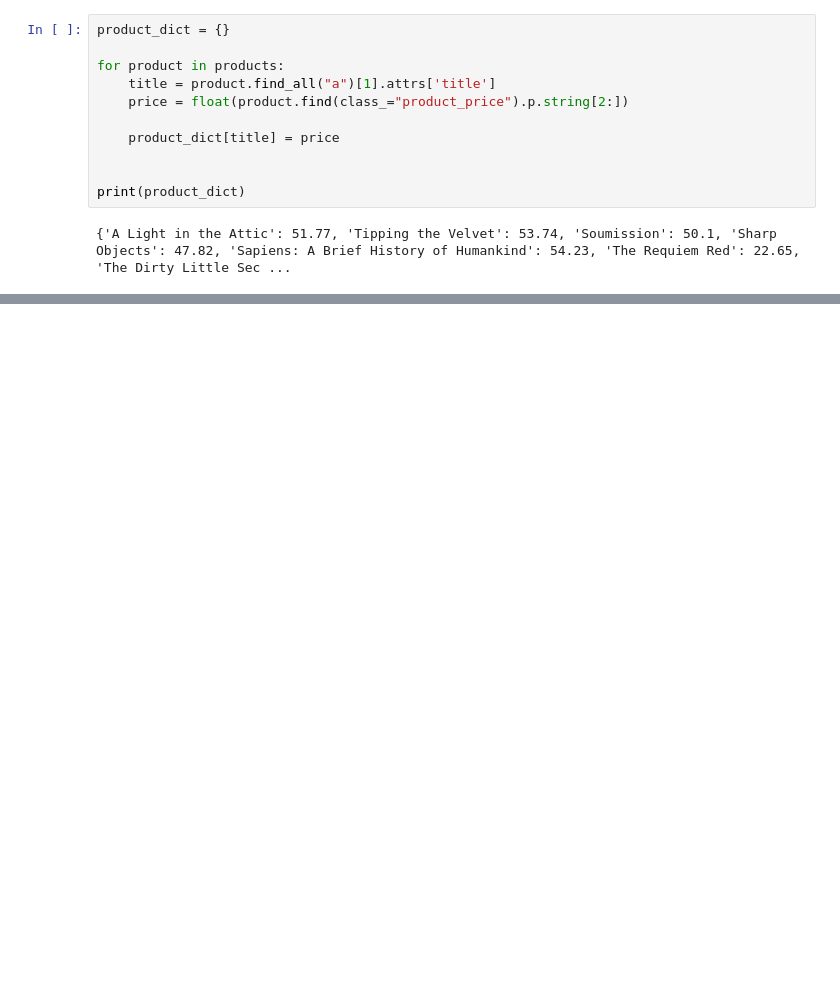
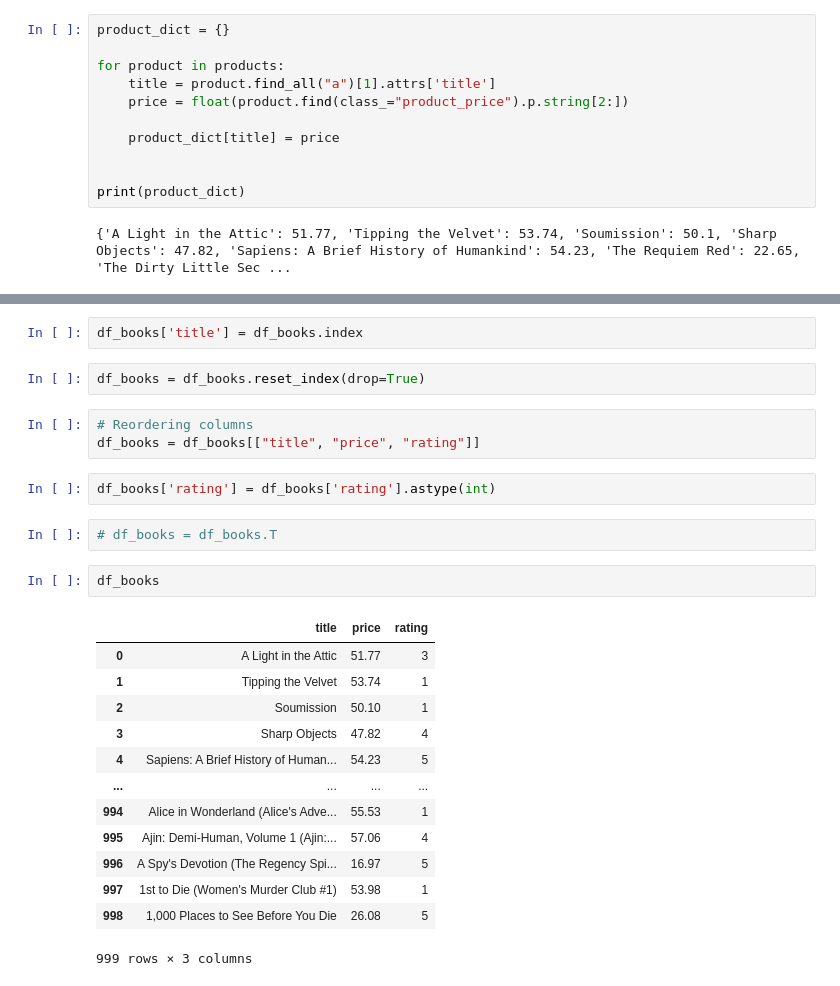
Before and after one commit to limcatcat/practice, a Jupyter notebook: practice_webscraper.ipynb, the cells around one changed output, grey strips where cells are left out. Cells and saved outputs as stored; diff of their text form; blank space fills up the shorter version.

Commit message:
web scraper practice with Books to Scrape

```diff
--- a/practice_webscraper.ipynb
+++ b/practice_webscraper.ipynb
@@ -378,0 +419,27 @@ print(product_dict)
+# %%
+df_books['title'] = df_books.index
+# %%
+df_books = df_books.reset_index(drop=True)
+# %%
+# Reordering columns
+df_books = df_books[["title", "price", "rating"]]
+# %%
+df_books['rating'] = df_books['rating'].astype(int)
+# %%
+# df_books = df_books.T
+# %%
+df_books
+# %% [output]
+|  | title | price | rating |
+| 0 | A Light in the Attic | 51.77 | 3 |
+| 1 | Tipping the Velvet | 53.74 | 1 |
+| 2 | Soumission | 50.10 | 1 |
+| 3 | Sharp Objects | 47.82 | 4 |
+| 4 | Sapiens: A Brief History of Human... | 54.23 | 5 |
+| ... | ... | ... | ... |
+| 994 | Alice in Wonderland (Alice's Adve... | 55.53 | 1 |
+| 995 | Ajin: Demi-Human, Volume 1 (Ajin:... | 57.06 | 4 |
+| 996 | A Spy's Devotion (The Regency Spi... | 16.97 | 5 |
+| 997 | 1st to Die (Women's Murder Club #1) | 53.98 | 1 |
+| 998 | 1,000 Places to See Before You Die | 26.08 | 5 |
+999 rows × 3 columns
```
Also changed, not shown: parts of 17 cells of this notebook.
